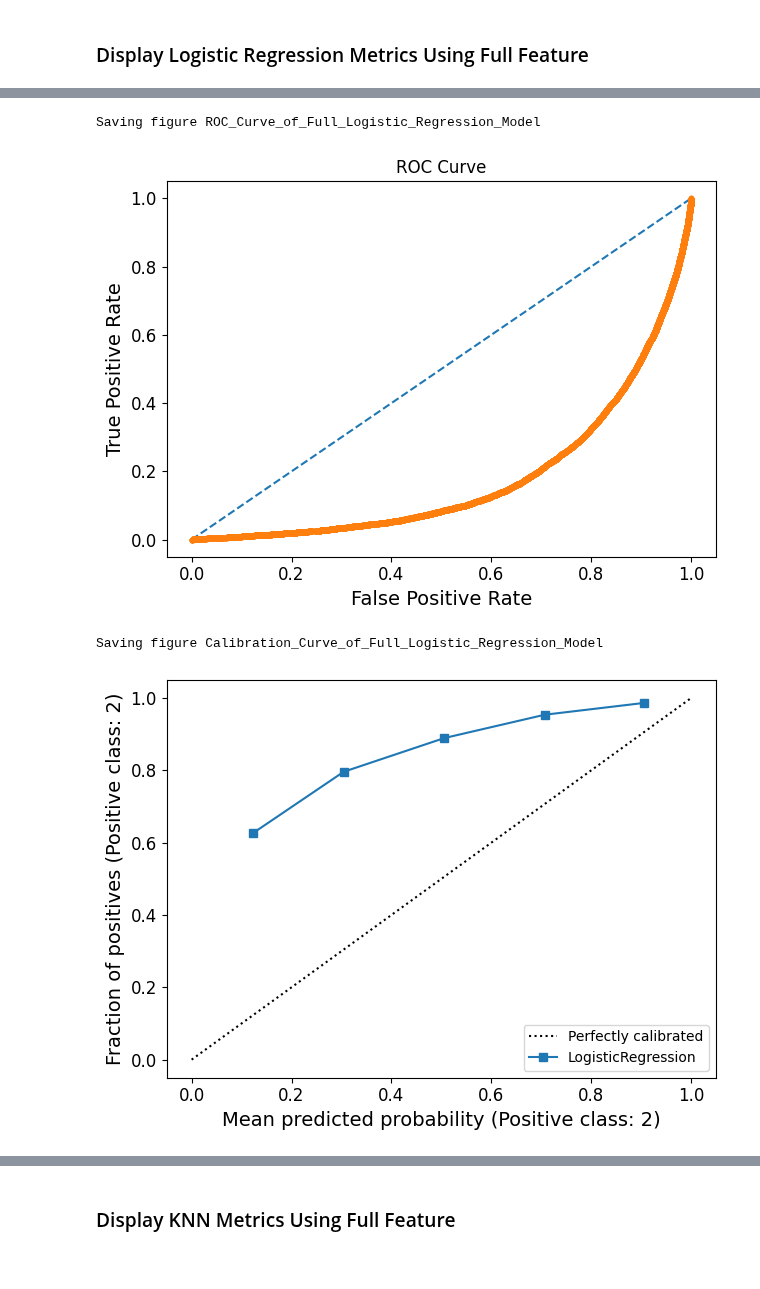
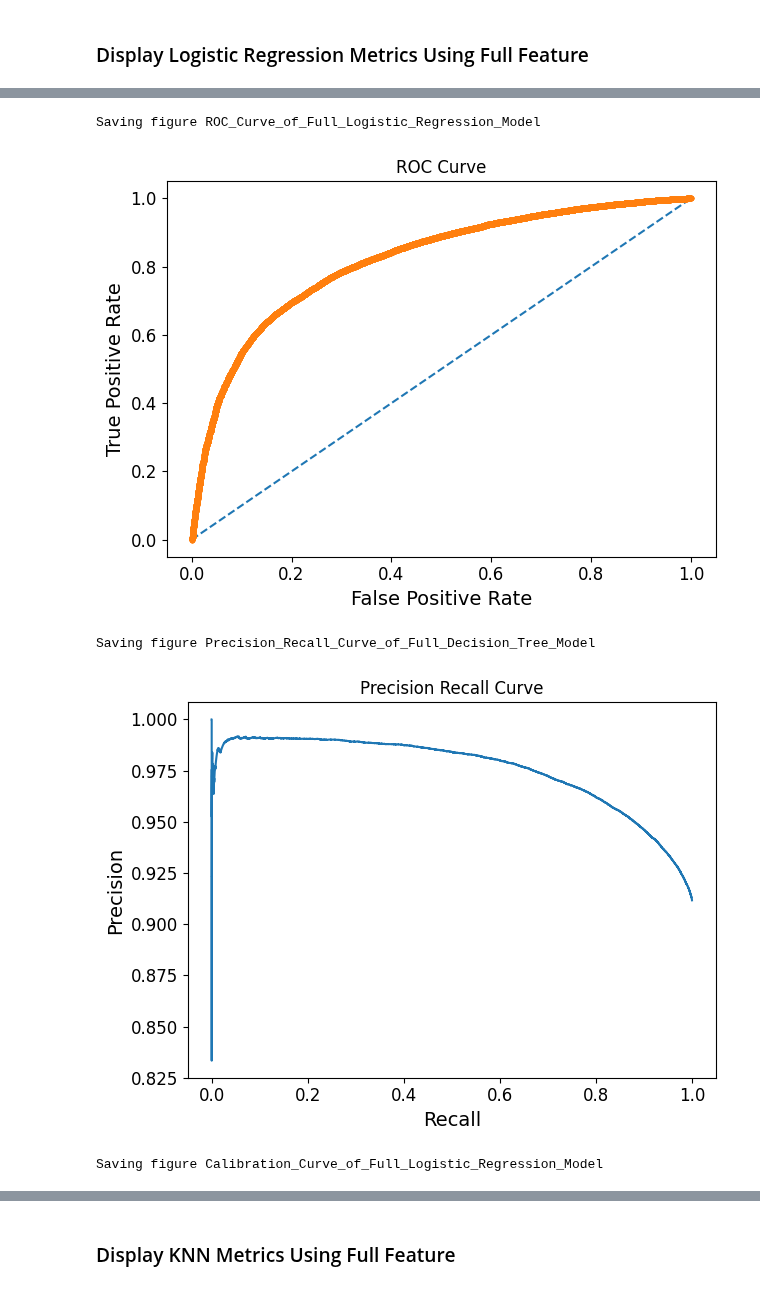
Before and after one commit to Suhyrhasan/Risk-Prediction-For-Heart-Disease, a Jupyter notebook: ModelEvaluation.ipynb, the cells around one changed output, grey strips where cells are left out. Cells and saved outputs as stored; diff of their text form; code cells hidden in the pictures.

```diff
--- a/ModelEvaluation.ipynb
+++ b/ModelEvaluation.ipynb
@@ -144,7 +144,7 @@ def evaluate_FullDecisionTree():
 
     # calculate roc curve
     fpr, tpr, thresholds = roc_curve(y_test, probs,
-                                    pos_label=1)
+                                    pos_label=2)
 
     #print True and False Positive Rates
     print("False Positive Rate", fpr, "True Postitive Rate", tpr)
@@ -175,7 +175,7 @@ def evaluate_FullDecisionTree():
     plt.show()
 
     # Plot Precision Recall Display
-    prec, recall, _ = precision_recall_curve(y_test, probs, pos_label=1)
+    prec, recall, _ = precision_recall_curve(y_test, probs, pos_label=2)
     pr_display = PrecisionRecallDisplay(precision=prec, recall=recall).plot()
     # labels
     plt.xlabel('Recall')
@@ -240,7 +240,7 @@ def evaluate_FullLogisticRegression():
     print("Mean Absolute Error of the Full Logistic Regression Model is", mae)
 
     # calculate roc curve
-    fpr, tpr,thresholds = roc_curve(y_test, probs, pos_label=1)
+    fpr, tpr,thresholds = roc_curve(y_test, probs, pos_label=2)
 
     #print a couple of the True and False Positive Rates results
     print("False Positive Rate", fpr, "True Postitive Rate", tpr)
@@ -269,6 +269,17 @@ def evaluate_FullLogisticRegression():
     save_fig(LOGREG_PATH,f"ROC_Curve_of_Full_Logistic_Regression_Model")
     plt.show()
 
+    # Plot Precision Recall Display
+    prec, recall, _ = precision_recall_curve(y_test, probs, pos_label=2)
+    pr_display = PrecisionRecallDisplay(precision=prec, recall=recall).plot()
+    # labels
+    plt.xlabel('Recall')
+    plt.ylabel('Precision')
+    plt.title('Precision Recall Curve')
+    # show the plot
+    save_fig(DECISION_TREE_PATH,f"Precision_Recall_Curve_of_Full_Decision_Tree_Model")
+    plt.show()
+
     from sklearn.calibration import CalibrationDisplay
     disp = CalibrationDisplay.from_estimator(clf, x_test, y_test)
     save_fig(LOGREG_PATH,f"Calibration_Curve_of_Full_Logistic_Regression_Model")
@@ -297,6 +308,7 @@ False Positive Rate [0.00000000e+00 1.03815209e-05 5.19076045e-05 ... 9.99989618
 Saving figure Confusion_Matrix_of_Full_Logistic_Regression_Model
 [figure]
 Saving figure ROC_Curve_of_Full_Logistic_Regression_Model
-[figure, old version]
+[figure, new version]
-Saving figure Calibration_Curve_of_Full_Logistic_Regression_Model
+Saving figure Precision_Recall_Curve_of_Full_Decision_Tree_Model
-[figure, old version]
+[figure, new version]
+Saving figure Calibration_Curve_of_Full_Logistic_Regression_Model
```
Also changed, not shown: parts of 13 cells of this notebook, 33 other files.
